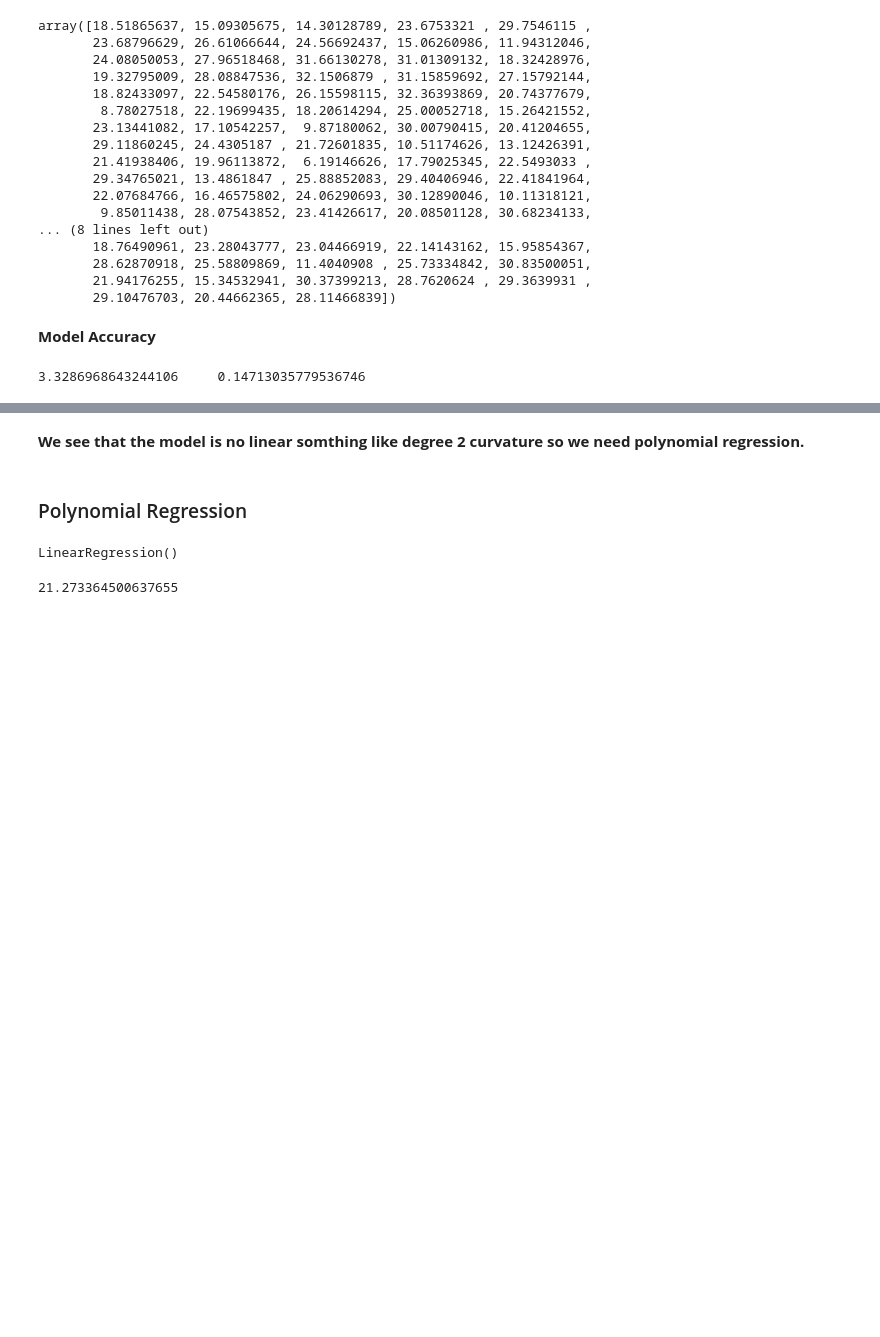
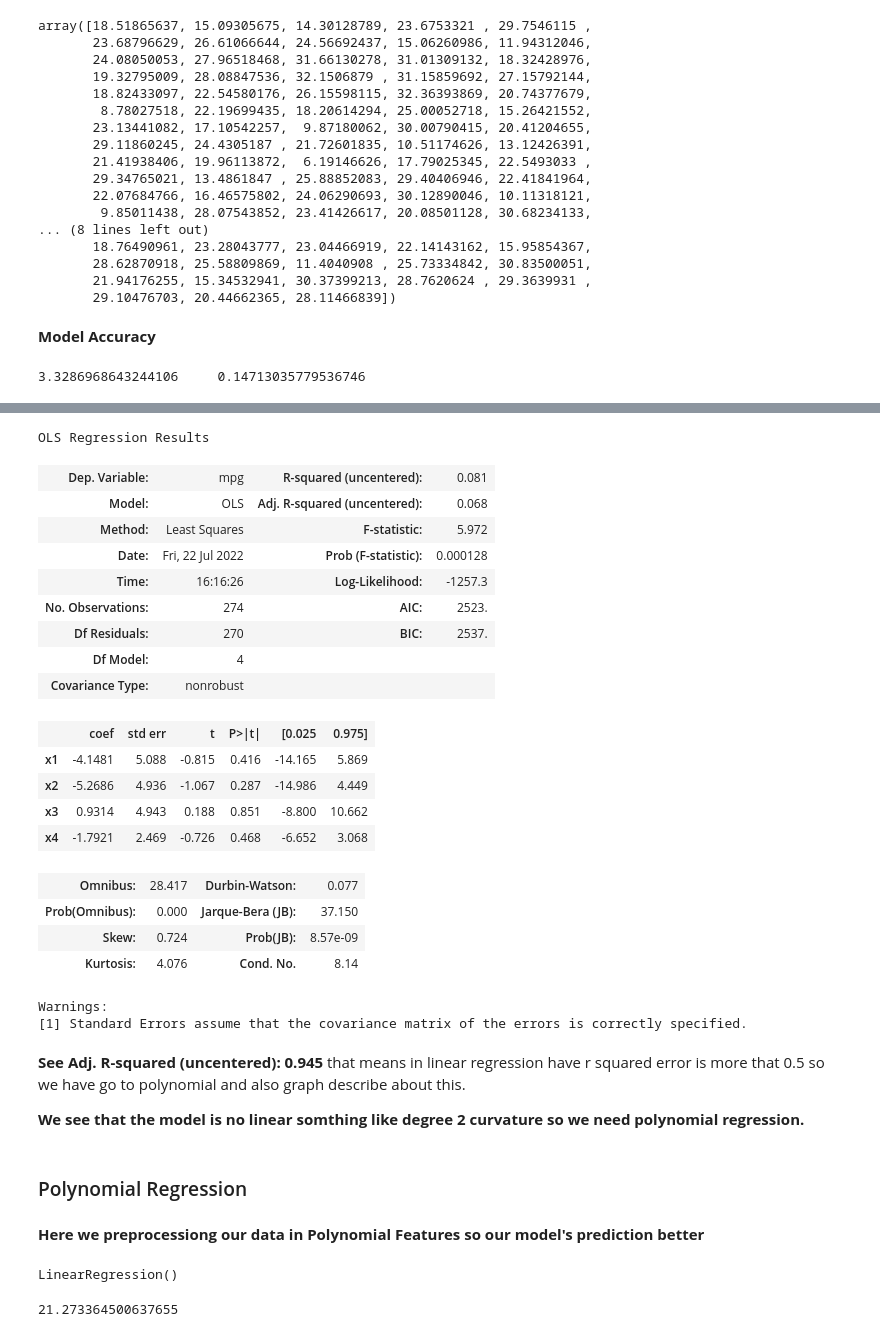
Before and after one commit to Amitesh-191885/Analysis, a Jupyter notebook: ProjectsY.ipynb, the cells around one changed output, grey strips where cells are left out. Drawn from its saved outputs; the diff is of its cells as text; code cells hidden in the pictures; blank space fills up the shorter version.

```diff
--- a/ProjectsY.ipynb
+++ b/ProjectsY.ipynb
@@ -351,7 +353,38 @@ r2_score(Y_test,y_pred)
+# %%
+model = sm.OLS(Y_train, X_train)
+results = model.fit()
+# %%
+results.summary()
+# %% [output]
+OLS Regression Results
+| Dep. Variable: | mpg | R-squared (uncentered): | 0.081 |
+| Model: | OLS | Adj. R-squared (uncentered): | 0.068 |
+| Method: | Least Squares | F-statistic: | 5.972 |
+| Date: | Fri, 22 Jul 2022 | Prob (F-statistic): | 0.000128 |
+| Time: | 16:16:26 | Log-Likelihood: | -1257.3 |
+| No. Observations: | 274 | AIC: | 2523. |
+| Df Residuals: | 270 | BIC: | 2537. |
+| Df Model: | 4 |  |  |
+| Covariance Type: | nonrobust |  |  |
+|  | coef | std err | t | P>|t| | [0.025 | 0.975] |
+| x1 | -4.1481 | 5.088 | -0.815 | 0.416 | -14.165 | 5.869 |
+| x2 | -5.2686 | 4.936 | -1.067 | 0.287 | -14.986 | 4.449 |
+| x3 | 0.9314 | 4.943 | 0.188 | 0.851 | -8.800 | 10.662 |
+| x4 | -1.7921 | 2.469 | -0.726 | 0.468 | -6.652 | 3.068 |
+| Omnibus: | 28.417 | Durbin-Watson: | 0.077 |
+| Prob(Omnibus): | 0.000 | Jarque-Bera (JB): | 37.150 |
+| Skew: | 0.724 | Prob(JB): | 8.57e-09 |
+| Kurtosis: | 4.076 | Cond. No. | 8.14 |
+Warnings:
+[1] Standard Errors assume that the covariance matrix of the errors is correctly specified.
 # %% [markdown]
+**See Adj. R-squared (uncentered):	0.945** that means in linear regression have r squared error is more that 0.5 so we have go to polynomial and also graph describe about this.
+
 **We see  that the model is no linear somthing like degree 2 curvature so we need polynomial regression.**
 # %% [markdown]
 ### Polynomial Regression
+# %% [markdown]
+**Here we preprocessiong our data in Polynomial Features so our model's prediction better**
 # %%
 #import and fit the data set for polynomial Regression
 from sklearn.preprocessing import PolynomialFeatures
```
Also changed, not shown: parts of 5 cells of this notebook.
